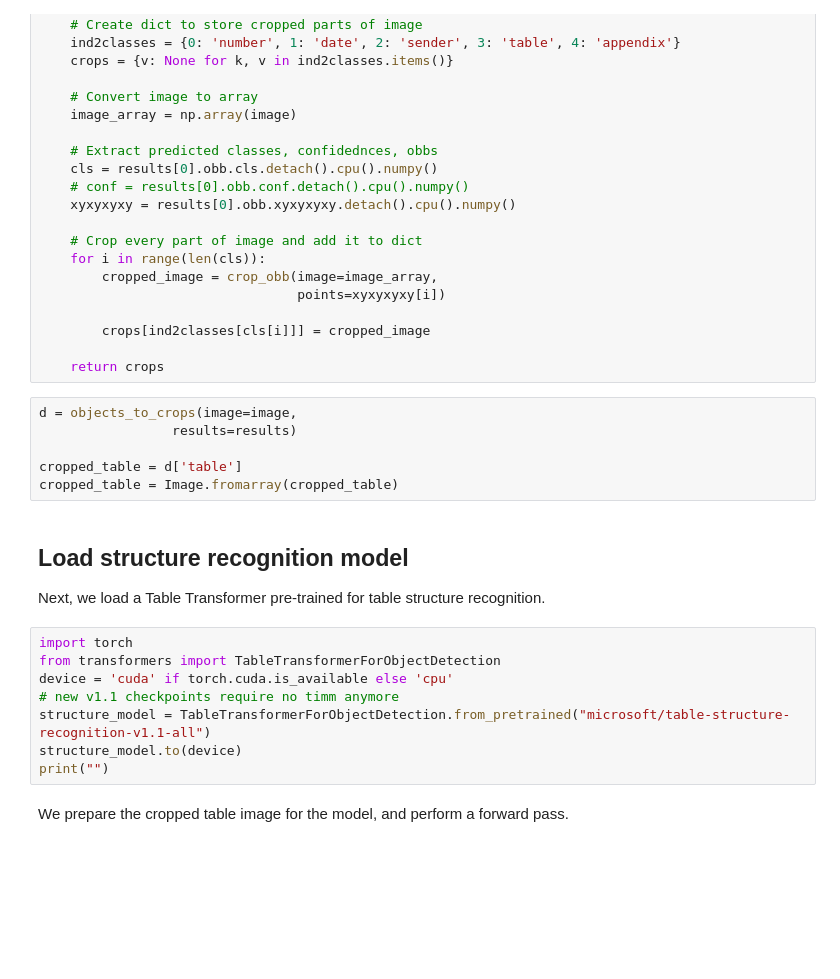
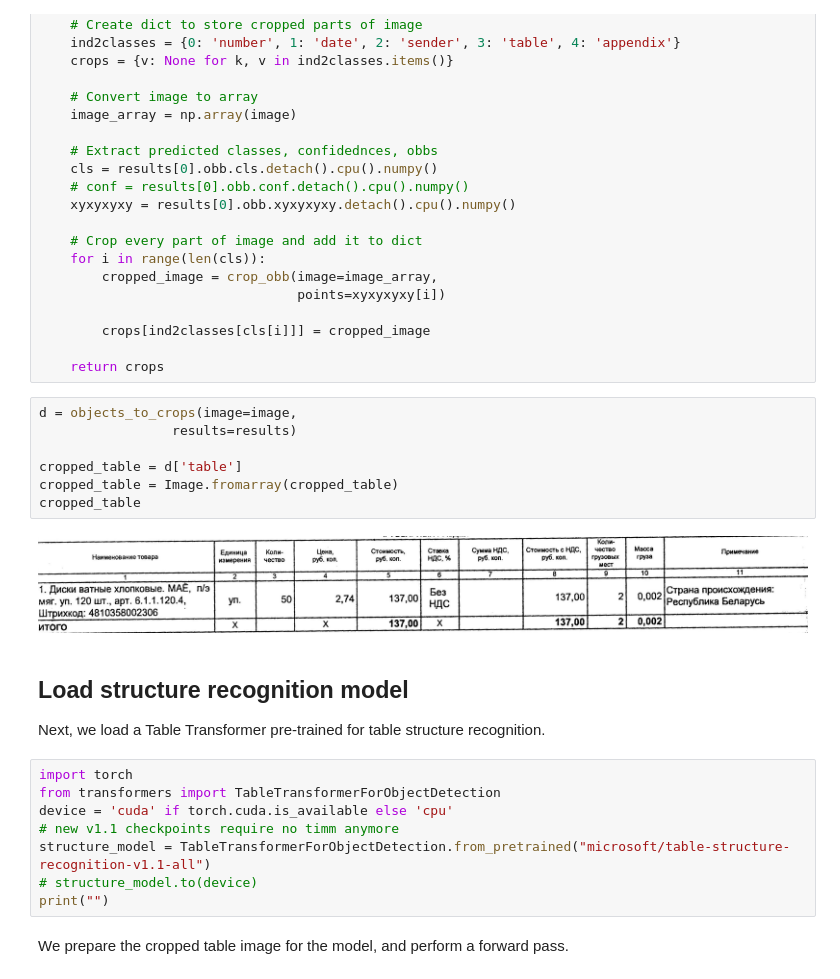
Before and after one commit to seblful/OCR-invoice, a Jupyter notebook: drafts/draft.ipynb, the cells around one changed output. Saved outputs shown, nothing was run; the diff lists cells and outputs as text; blank space fills up the shorter version.

```diff
--- a/drafts/draft.ipynb
+++ b/drafts/draft.ipynb
@@ -81,9 +90,12 @@ def objects_to_crops(image, results):
 # %%
 d = objects_to_crops(image=image,
                  results=results)
 
 cropped_table = d['table']
 cropped_table = Image.fromarray(cropped_table)
+cropped_table
+# %% [output]
+[figure, added]
 # %% [markdown]
 ## Load structure recognition model
 
@@ -94,7 +106,7 @@ from transformers import TableTransformerForObjectDetection
 device = 'cuda' if torch.cuda.is_available else 'cpu'
 # new v1.1 checkpoints require no timm anymore
 structure_model = TableTransformerForObjectDetection.from_pretrained("microsoft/table-structure-recognition-v1.1-all")
-structure_model.to(device)
+# structure_model.to(device)
 print("")
 # %% [markdown]
 We prepare the cropped table image for the model, and perform a forward pass.
```
Also changed, not shown: parts of 6 cells of this notebook.
